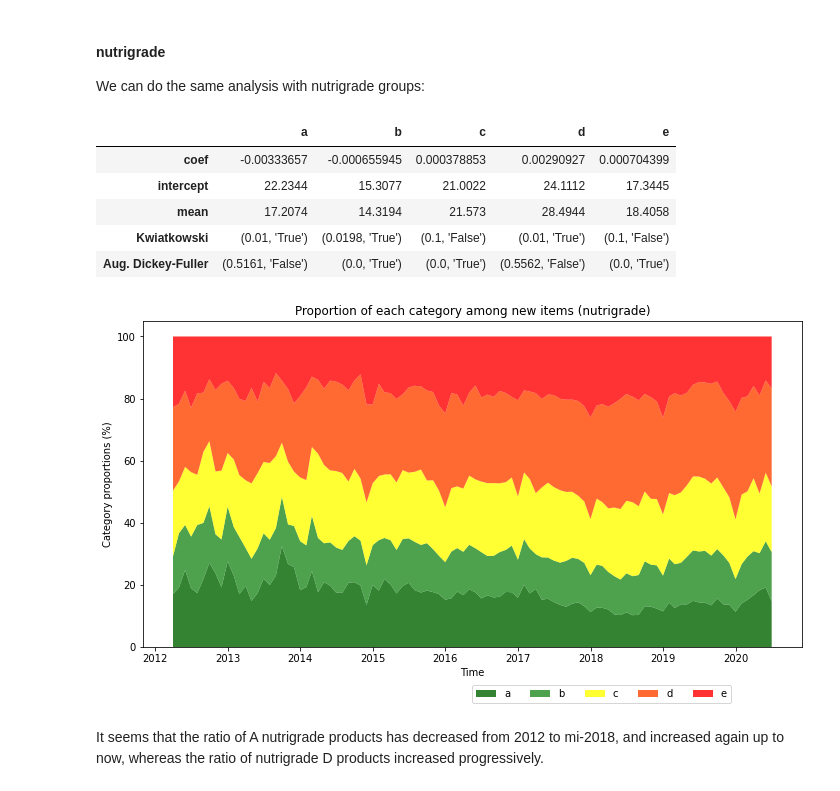
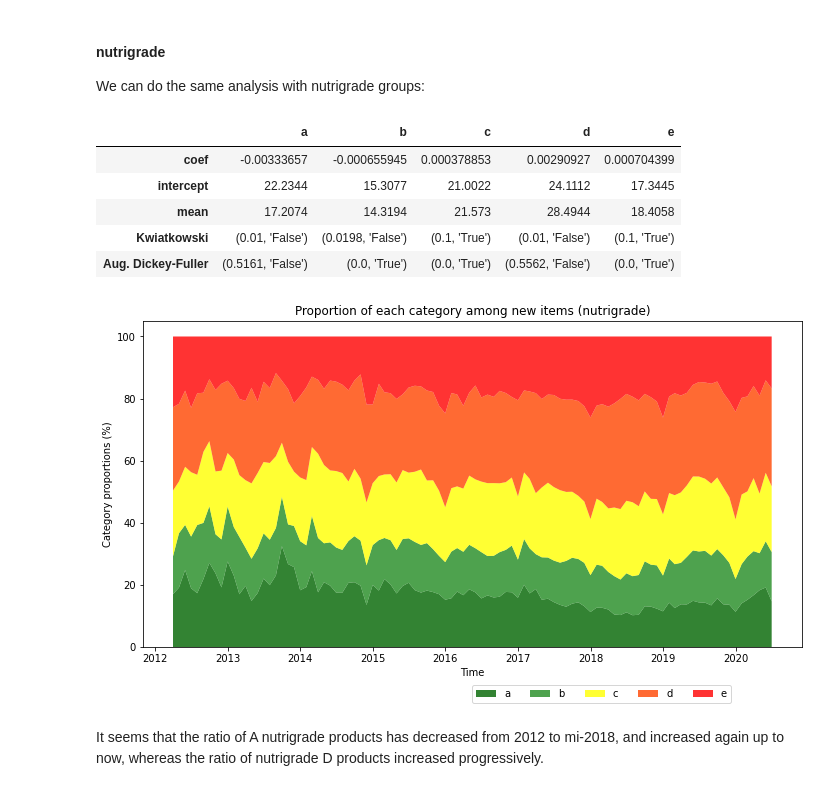
Before and after one commit to SmellyArmure/OC_DS_Project3, a Jupyter notebook: NOTEBOOKS/P3_Analysis.ipynb, the cells around one changed output. Drawn from its saved outputs; the diff is of its cells as text; code cells hidden in the pictures.

```diff
--- a/NOTEBOOKS/P3_Analysis.ipynb
+++ b/NOTEBOOKS/P3_Analysis.ipynb
@@ -427,7 +454,7 @@ def mult_reg_thr_time(df):
         df_reg_prop.loc['mean',c] = y.mean()
     return df_reg_prop
 # %%
-# Function applying stationary tests to data
+# Function applying stationary tests to data and returning if stat. or not
 
 def stationary_tests(data, print_opt=True):
 
@@ -436,14 +463,20 @@ def stationary_tests(data, print_opt=True):
     result = adfuller(data_m)
 
     if print_opt:
+
+        # : H0 : x is level or trend stationary
         print('--- Kwiatkowski---')
         print('stat=%.3f, p=%.3f' % (stat, p))
-        print('prob. not stationary') if p > 0.05\
-                    else print('prob. stationary')
+        # not rejected -> stationary
+        print('prob. stationary') if p > 0.05\
+             else print('prob. not stationary')# rejected -> non stationary
+
+        # H0 there is a unit root i.e. has a trend
         print('--- Aug. Dickey-Fuller ---\n stat.: %f' % result[0])
         print('p-value: %f' % result[1])
+        # not rejected -> has a trend
         print('prob. not stationary\n') if result[1] > 0.05\
-                    else print('prob. stationary\n')
+                    else print('prob. stationary\n')# rejected -> stationary
 
-    return {'Kwiatkowski': (round(p,4), str(p <= 0.05)),
+    return {'Kwiatkowski': (round(p,4), str(p > 0.05)),
             'Aug. Dickey-Fuller': (round(result[1],4), str(result[1] <= 0.05))}
@@ -450,17 +511,23 @@ def stationary_tests(data, print_opt=True):
 # %%
-# Testing each category for stationarity
+# Testing each category for one chosen test
 
-def mult_test_station(data, df_res, print_opt=True):
+def mult_test(data_df, test_func, print_opt=True, res_df=pd.DataFrame(), **kwargs):
 
-    df_res_mod = df_res.copy('deep')
+    res_df_mod = res_df.copy('deep')
 
-    for c in data.columns:
+    for c in data_df.select_dtypes(include=np.number).columns:
         if print_opt: print('oooo--'+c+'--oooo')
-        dic_stat = stationary_tests(data[c], print_opt=print_opt)
-        df_res_mod.loc['Kwiatkowski',c] = str(dic_stat.get('Kwiatkowski'))
-        df_res_mod.loc['Aug. Dickey-Fuller',c] = str(dic_stat.get('Aug. Dickey-Fuller'))
+        if test_func=='stat':
+            dic_stat = stationary_tests(data_df[c], print_opt=print_opt)
+        elif test_func=='id_dist':
+            dic_stat = id_cat_distrib_tests(data_df, C_col=kwargs['C_col'],
+                                            Q_col=c, print_opt=print_opt)
+        else:
+            print('ERROR: this function does not exist')
+        for s in dic_stat.keys():
+            res_df_mod.loc[s,c] = str(dic_stat.get(s))
 
-    return df_res_mod
+    return res_df_mod
 # %% [markdown]
 ### 2.1 New items through time
 Let's plot the amount of new entries by periods of time.
@@ -557,20 +624,20 @@ We can do the same analysis with nutrigrade groups:
 # %%
 # plotting graph, calculating regression and testing for stationarity
 
 nutri_pal = ['darkgreen', 'forestgreen', 'yellow', 'orangered', 'red']
 
 nutrig_n_item_prop = plot_cat_prop_thr_time('nutrigrade', palette=nutri_pal,
                                             ncol=5)
 reg_nutrig_prop = mult_reg_thr_time(nutrig_n_item_prop)
-reg_nutrig_prop = mult_test_station(nutrig_n_item_prop, reg_nutrig_prop,
-                                    print_opt=False)
+reg_nutrig_prop = mult_test(data_df=nutrig_n_item_prop, res_df=reg_nutrig_prop,
+                            test_func='stat', print_opt=False)
 reg_nutrig_prop
 # %% [output]
 |  | a | b | c | d | e |
 | coef | -0.00333657 | -0.000655945 | 0.000378853 | 0.00290927 | 0.000704399 |
 | intercept | 22.2344 | 15.3077 | 21.0022 | 24.1112 | 17.3445 |
 | mean | 17.2074 | 14.3194 | 21.573 | 28.4944 | 18.4058 |
-| Kwiatkowski | (0.01, 'True') | (0.0198, 'True') | (0.1, 'False') | (0.01, 'True') | (0.1, 'False') |
+| Kwiatkowski | (0.01, 'False') | (0.0198, 'False') | (0.1, 'True') | (0.01, 'False') | (0.1, 'True') |
 | Aug. Dickey-Fuller | (0.5161, 'False') | (0.0, 'True') | (0.0, 'True') | (0.5562, 'False') | (0.0, 'True') |
 [figure]
 # %% [markdown]
```
Also changed, not shown: parts of 115 cells of this notebook, 1 other file.
